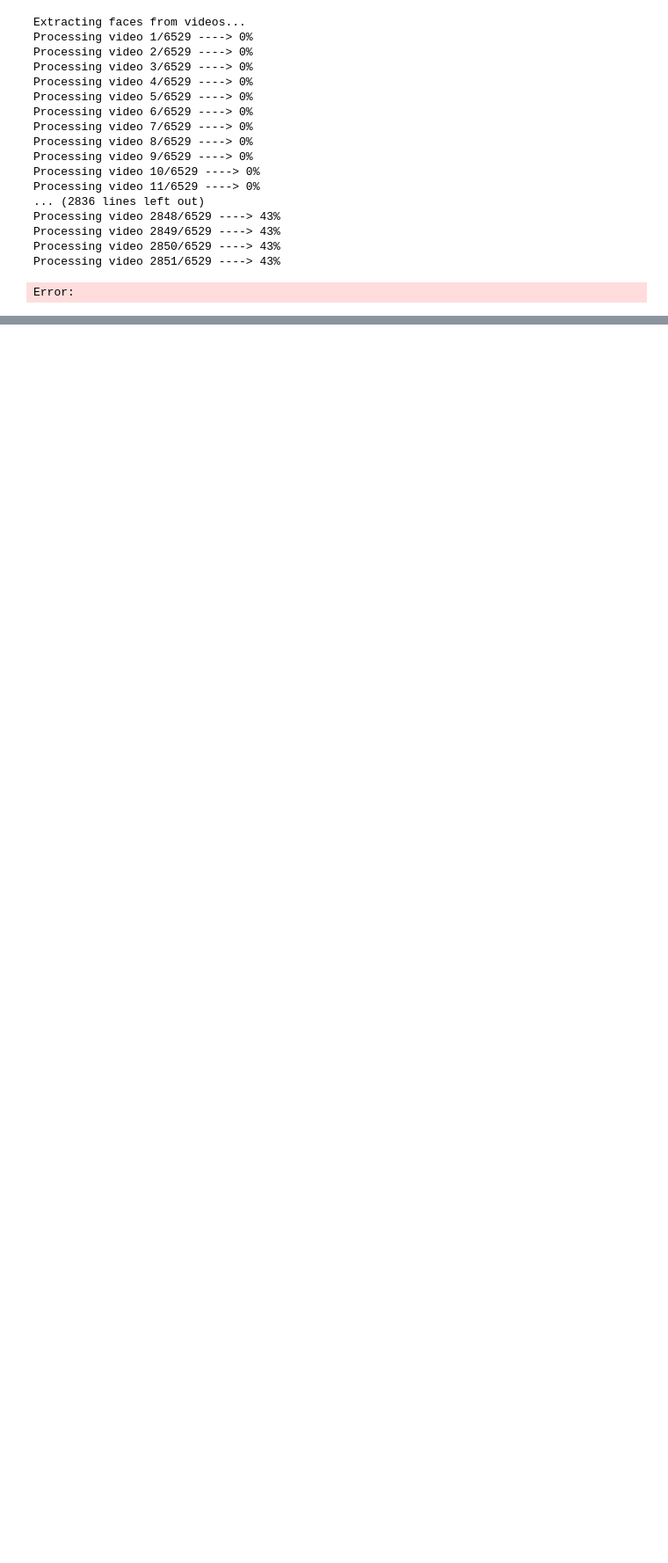
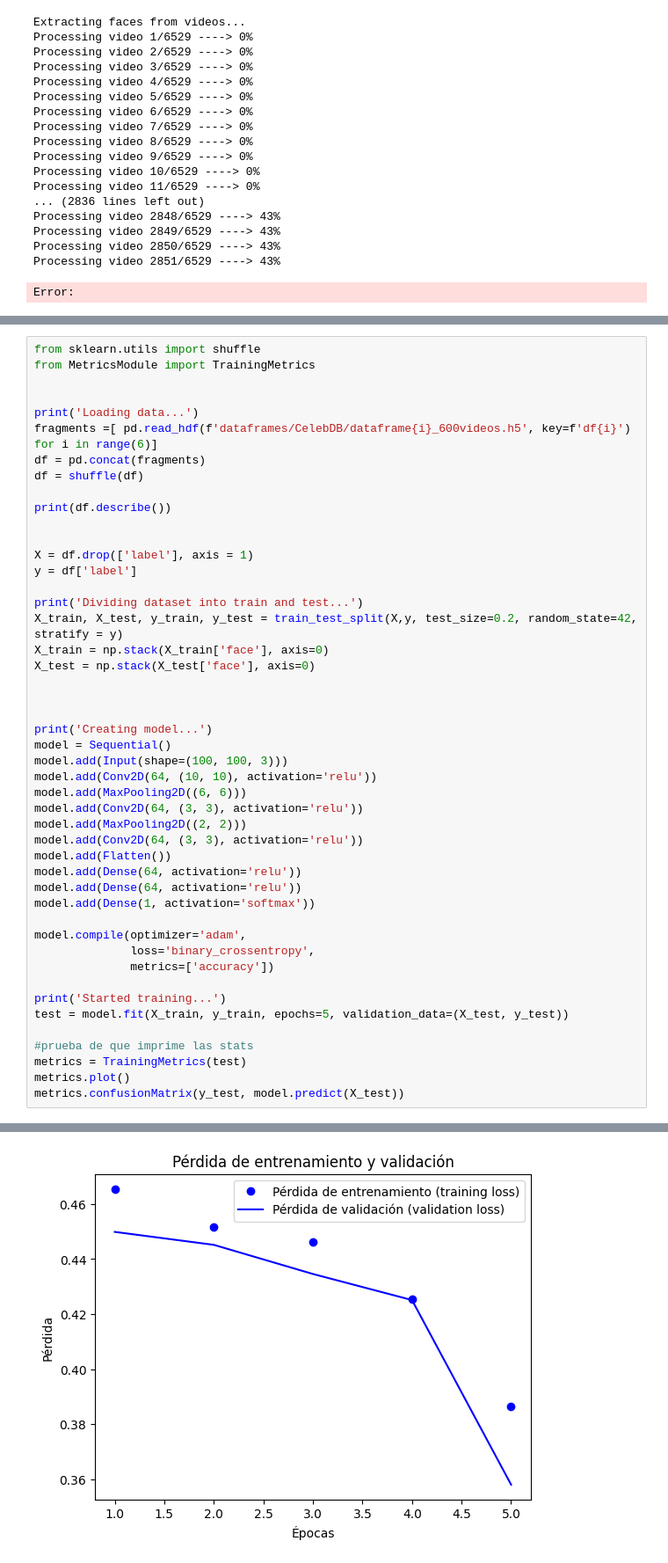
Before and after one commit to Pablo-ArgF/Deepfake_Detector, a Jupyter notebook: test_notebook.ipynb, the cells around one changed output, grey strips where cells are left out. Shown at 88% size. Saved outputs shown, nothing was run; the diff lists cells and outputs as text; blank space fills up the shorter version.

Commit message:
Added metrics

```diff
--- a/test_notebook.ipynb
+++ b/test_notebook.ipynb
@@ -215,0 +239,48 @@ Error:
+# %%
+from sklearn.utils import shuffle
+from MetricsModule import TrainingMetrics
+
+
+print('Loading data...')
+fragments =[ pd.read_hdf(f'dataframes/CelebDB/dataframe{i}_600videos.h5', key=f'df{i}') for i in range(6)]
+df = pd.concat(fragments)
+df = shuffle(df)
+
+print(df.describe())
+
+
+X = df.drop(['label'], axis = 1)
+y = df['label']
+
+print('Dividing dataset into train and test...')
+X_train, X_test, y_train, y_test = train_test_split(X,y, test_size=0.2, random_state=42, stratify = y)
+X_train = np.stack(X_train['face'], axis=0)
+X_test = np.stack(X_test['face'], axis=0)
+
+
+
+print('Creating model...')
+model = Sequential()
+model.add(Input(shape=(100, 100, 3)))
+model.add(Conv2D(64, (10, 10), activation='relu'))
+model.add(MaxPooling2D((6, 6)))
+model.add(Conv2D(64, (3, 3), activation='relu'))
+model.add(MaxPooling2D((2, 2)))
+model.add(Conv2D(64, (3, 3), activation='relu'))
+model.add(Flatten())
+model.add(Dense(64, activation='relu'))
+model.add(Dense(64, activation='relu'))
+model.add(Dense(1, activation='softmax'))
+
+model.compile(optimizer='adam',
+              loss='binary_crossentropy',
+              metrics=['accuracy'])
+
+print('Started training...')
+test = model.fit(X_train, y_train, epochs=5, validation_data=(X_test, y_test))
+
+#prueba de que imprime las stats
+metrics = TrainingMetrics(test)
+metrics.plot()
+metrics.confusionMatrix(y_test, model.predict(X_test))
+# %% [output]
@@ -215,0 +304 @@ Error:
+[figure, added]
```
Also changed, not shown: parts of 6 cells of this notebook, 4 other files.
